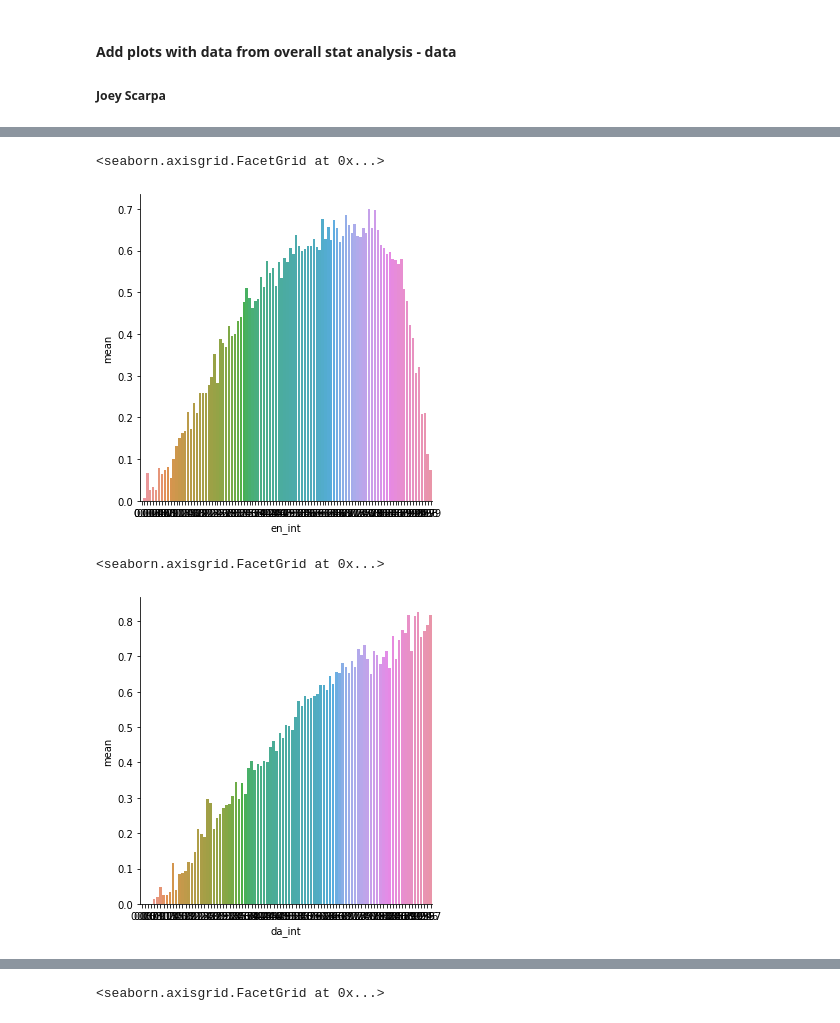
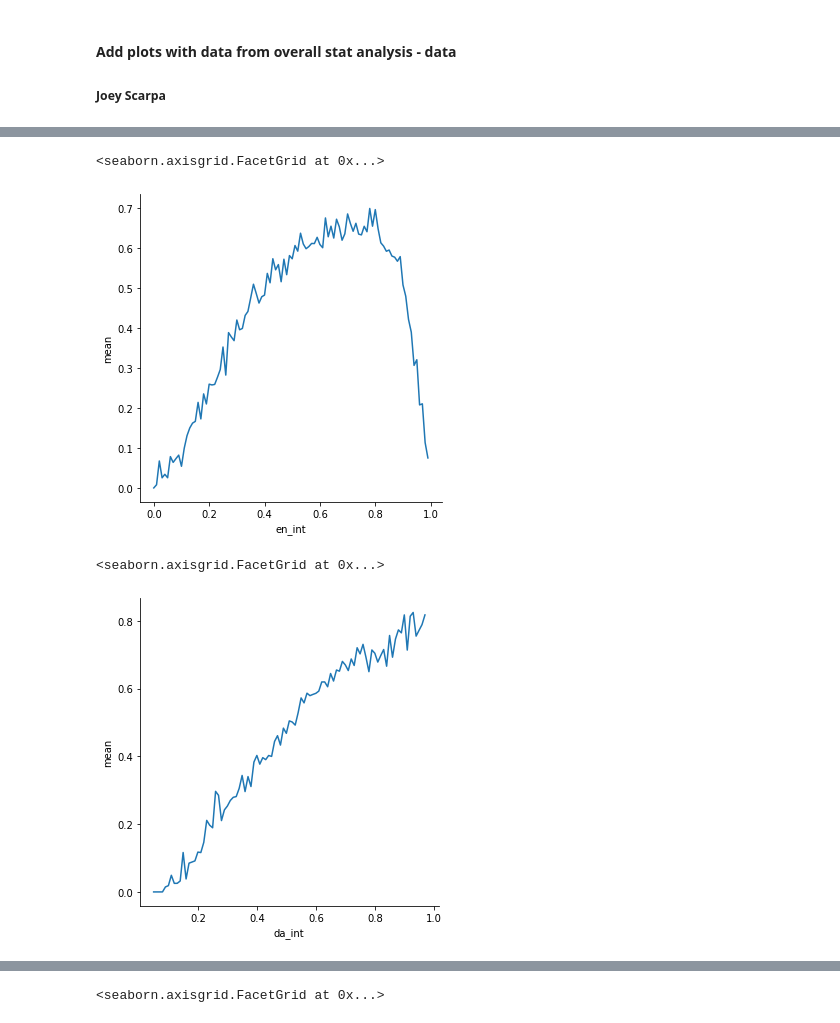
Before and after one commit to josephcscarpa/CS216GP, a Jupyter notebook: project.ipynb, the cells around one changed output, grey strips where cells are left out. Cells and saved outputs as stored; diff of their text form; code cells hidden in the pictures.

```diff
--- a/project.ipynb
+++ b/project.ipynb
@@ -52,7 +62,8 @@ merged
 0 rows × 110 columns
 # %%
 # Create cumulative dataset (from songs across all decades)
-data = data10.append(data00).append(data90).append(data80).append(data70).append(data60)
+data = data10.append(data00,ignore_index=True).append(data90,ignore_index=True).append(data80,ignore_index=True).append(data70,ignore_index=True).append(data60,ignore_index=True)
 data.head()
+data.tail()
 # %% [output]
 |  | track | artist | uri | danceability | energy | key | loudness | mode | speechiness | ... |
@@ -337,13 +593,13 @@ sns.displot(data = target_prop_by_duration_sliced, x = "ds_int", y = "mean", cba
 # %%
 # Energy vs hits
-sns.catplot(x = "en_int", y = "mean", kind = "bar", data = target_prop_by_energy)
+sns.relplot(x = "en_int", y = "mean", kind = "line", data = target_prop_by_energy)
 # %% [output]
 <seaborn.axisgrid.FacetGrid at 0x...>
-[figure, old version]
+[figure, new version]
 # %%
-# Energy vs hits
-sns.catplot(x = "da_int", y = "mean", kind = "bar", data = target_prop_by_danceability)
+# Dancebility vs hits
+sns.relplot(x = "da_int", y = "mean",  kind = "line", data = target_prop_by_danceability)
 # %% [output]
 <seaborn.axisgrid.FacetGrid at 0x...>
-[figure, old version]
+[figure, new version]
 # %%
```
Also changed, not shown: parts of 32 cells of this notebook.
